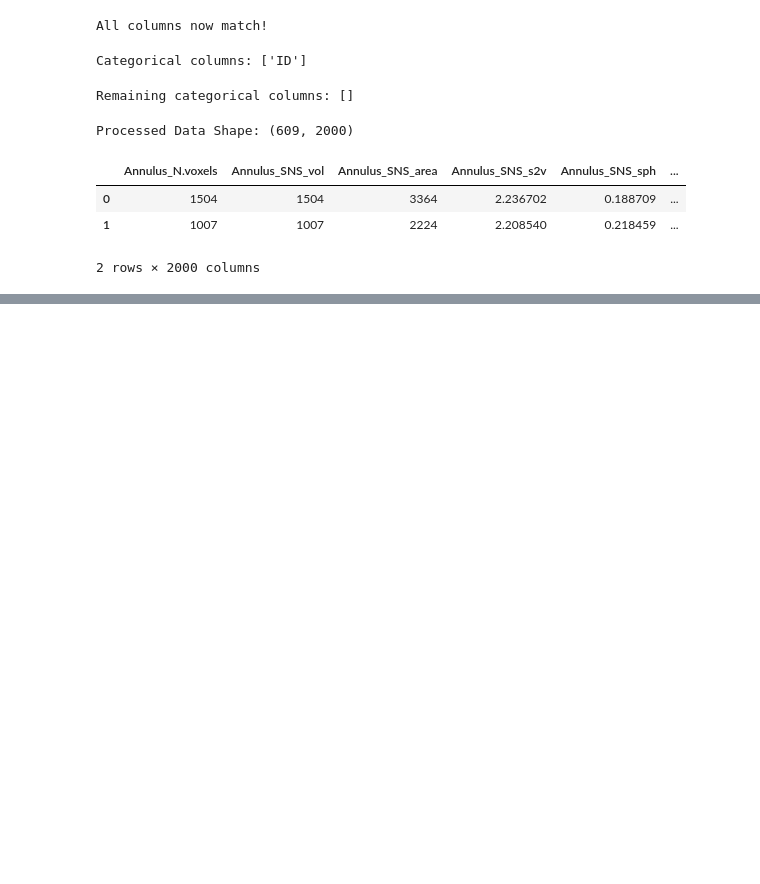
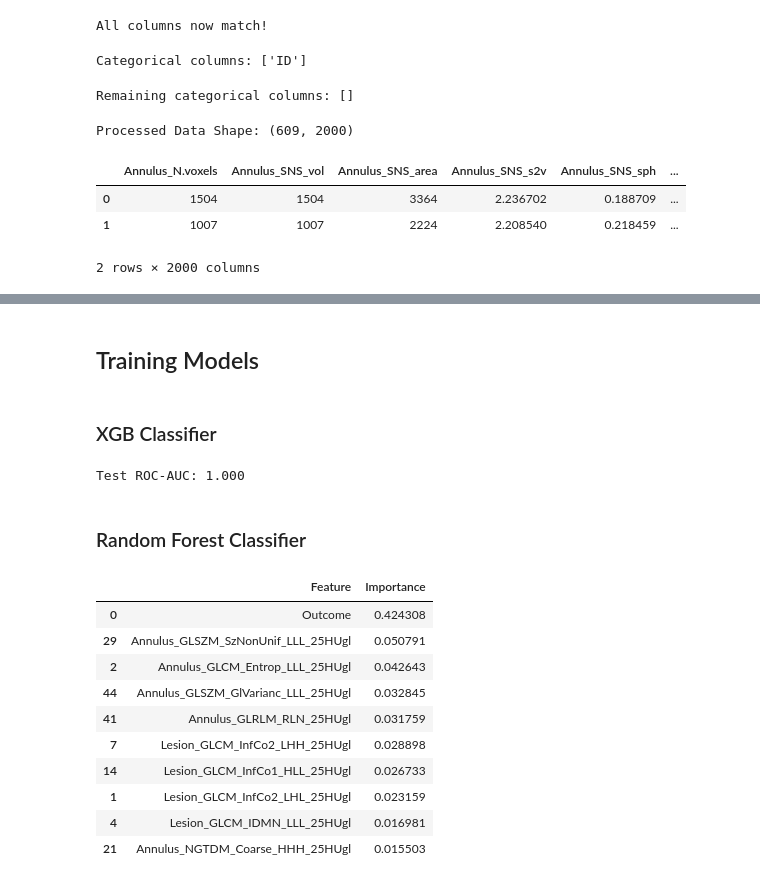
Before and after one commit to timqn22/cs189-final-project, a Jupyter notebook: FinalProject.ipynb, the cells around one changed output, grey strips where cells are left out. Saved outputs shown, nothing was run; the diff lists cells and outputs as text; code cells hidden in the pictures; blank space fills up the shorter version.

```diff
--- a/FinalProject.ipynb
+++ b/FinalProject.ipynb
@@ -376,3 +432,52 @@ X_train = train_data[top_50_features]
 y_train = train_data['Outcome']
 X_test = test_data[top_50_features]
 y_test = test_data['Outcome']
+# %% [markdown]
+## Training Models
+# %% [markdown]
+### XGB Classifier
+# %%
+model = XGBClassifier(
+    scale_pos_weight=sum(y_train==0)/sum(y_train==1),  # Handles slight imbalance
+    eval_metric='logloss',
+    n_estimators=200,
+    max_depth=5,
+    subsample=0.8,
+    colsample_bytree=0.8,
+    random_state=42
+)
+model.fit(X_train, y_train)
+
+# Evaluate
+y_pred_proba = model.predict_proba(X_test)[:,1]
+print(f"Test ROC-AUC: {roc_auc_score(y_test, y_pred_proba):.3f}")
+# %% [output]
+Test ROC-AUC: 1.000
+# %% [markdown]
+### Random Forest Classifier
+# %%
+model = RandomForestClassifier(
+    n_estimators=200,
+    max_depth=7,
+    class_weight='balanced',
+    random_state=42
+)
+model.fit(X_train, y_train)
+
+# Feature importance visualization
+pd.DataFrame({
+    'Feature': X_train.columns,
+    'Importance': model.feature_importances_
+}).sort_values('Importance', ascending=False).head(10)
+# %% [output]
+|  | Feature | Importance |
+| 0 | Outcome | 0.424308 |
+| 29 | Annulus_GLSZM_SzNonUnif_LLL_25HUgl | 0.050791 |
+| 2 | Annulus_GLCM_Entrop_LLL_25HUgl | 0.042643 |
+| 44 | Annulus_GLSZM_GlVarianc_LLL_25HUgl | 0.032845 |
+| 41 | Annulus_GLRLM_RLN_25HUgl | 0.031759 |
+| 7 | Lesion_GLCM_InfCo2_LHH_25HUgl | 0.028898 |
+| 14 | Lesion_GLCM_InfCo1_HLL_25HUgl | 0.026733 |
+| 1 | Lesion_GLCM_InfCo2_LHL_25HUgl | 0.023159 |
+| 4 | Lesion_GLCM_IDMN_LLL_25HUgl | 0.016981 |
+| 21 | Annulus_NGTDM_Coarse_HHH_25HUgl | 0.015503 |
```
Also changed, not shown: parts of 15 cells of this notebook.
